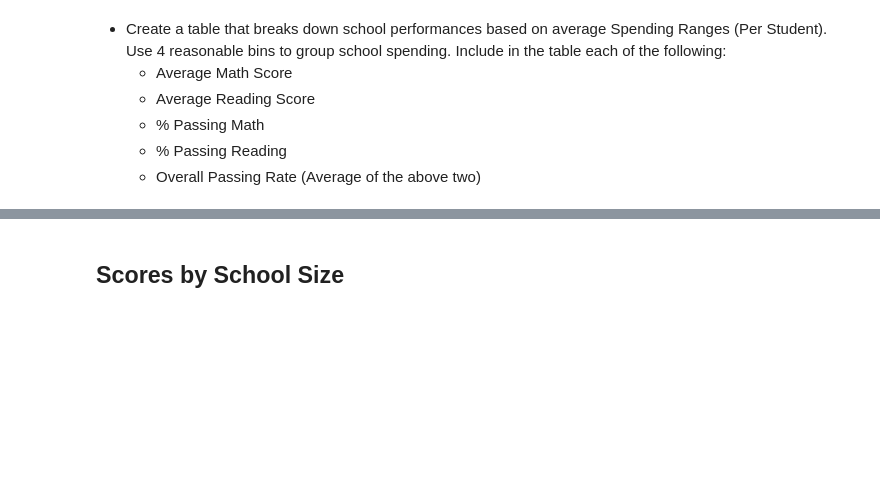
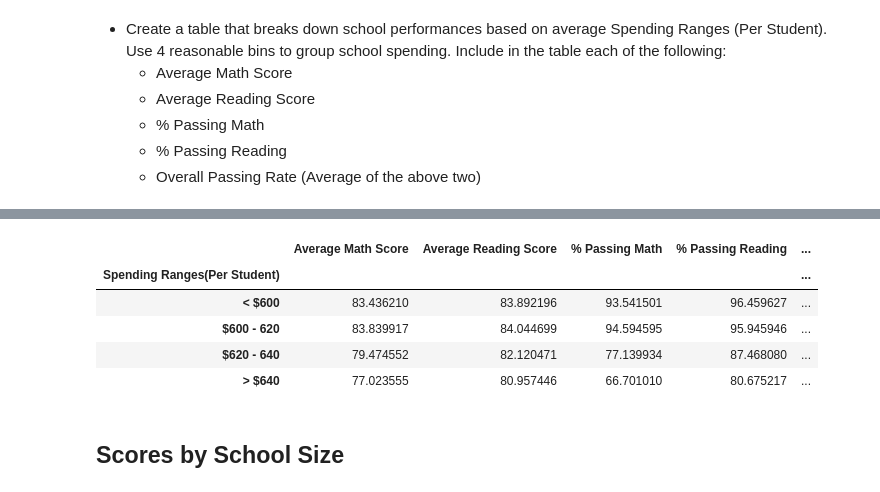
Before and after one commit to spicuzzi2010/Pandas-challenge, a Jupyter notebook: PyCitySchools_starter.ipynb, the cells around one changed output, grey strips where cells are left out. Drawn from its saved outputs; the diff is of its cells as text; code cells hidden in the pictures; blank space fills up the shorter version.

Commit message:
Upadtes to PyCity Schools code

```diff
--- a/PyCitySchools_starter.ipynb
+++ b/PyCitySchools_starter.ipynb
@@ -294,3 +301,39 @@ reading_scores_by_grade_df
+# %%
+#creating bins for spending categories.
+spending_bins = [0, 600, 620, 640, 6000]
+#Creating labels for the spending range.
+spending_range = ['< $600', "$600 - 620", "$620 - 640", "> $640"]
+
+#Creating a df with a new spending range column to segement the school summary df into the spending bins.
+scores_by_spending_df = school_summary_df
+scores_by_spending_df["Spending Ranges(Per Student)"] = pd.cut(student_budget_df, bins=spending_bins, labels=spending_range)
+
+
+#Calculating the average math and reading scores by school spending.
+math_score_by_spending = scores_by_spending_df.groupby(["Spending Ranges(Per Student)"])["Average Math Score"].mean()
+reading_score_by_spending = scores_by_spending_df.groupby(["Spending Ranges(Per Student)"])["Average Reading Score"].mean()
+#Calculating the percent passing math, percent passing reading, and percent passing both by school spending.
+passing_math_score_by_spending = scores_by_spending_df.groupby(["Spending Ranges(Per Student)"])["% Passing Math"].mean()
+passing_reading_by_spending = scores_by_spending_df.groupby(["Spending Ranges(Per Student)"])['% Passing Reading'].mean()
+spending_overall_passing_rate = (math_score_by_spending + reading_score_by_spending)/2
+
+#Creating a df for scores by school spending.
+scores_by_school_spending_df = pd.DataFrame ({
+    "Average Math Score": math_score_by_spending,
+    "Average Reading Score": reading_score_by_spending,
+    "% Passing Math": round((passing_math_score_by_spending*100),6),
+    "% Passing Reading": round((passing_reading_by_spending*100),6),
+    "Overall Passing Rate": spending_overall_passing_rate
+    })
+
+scores_by_school_spending_df
+# %% [output]
+|  | Average Math Score | Average Reading Score | % Passing Math | % Passing Reading | ... |
+| Spending Ranges(Per Student) |  |  |  |  | ... |
+| < $600 | 83.436210 | 83.892196 | 93.541501 | 96.459627 | ... |
+| $600 - 620 | 83.839917 | 84.044699 | 94.594595 | 95.945946 | ... |
+| $620 - 640 | 79.474552 | 82.120471 | 77.139934 | 87.468080 | ... |
+| > $640 | 77.023555 | 80.957446 | 66.701010 | 80.675217 | ... |
 # %% [markdown]
 ## Scores by School Size
 # %% [markdown]
```
Also changed, not shown: parts of 12 cells of this notebook.
